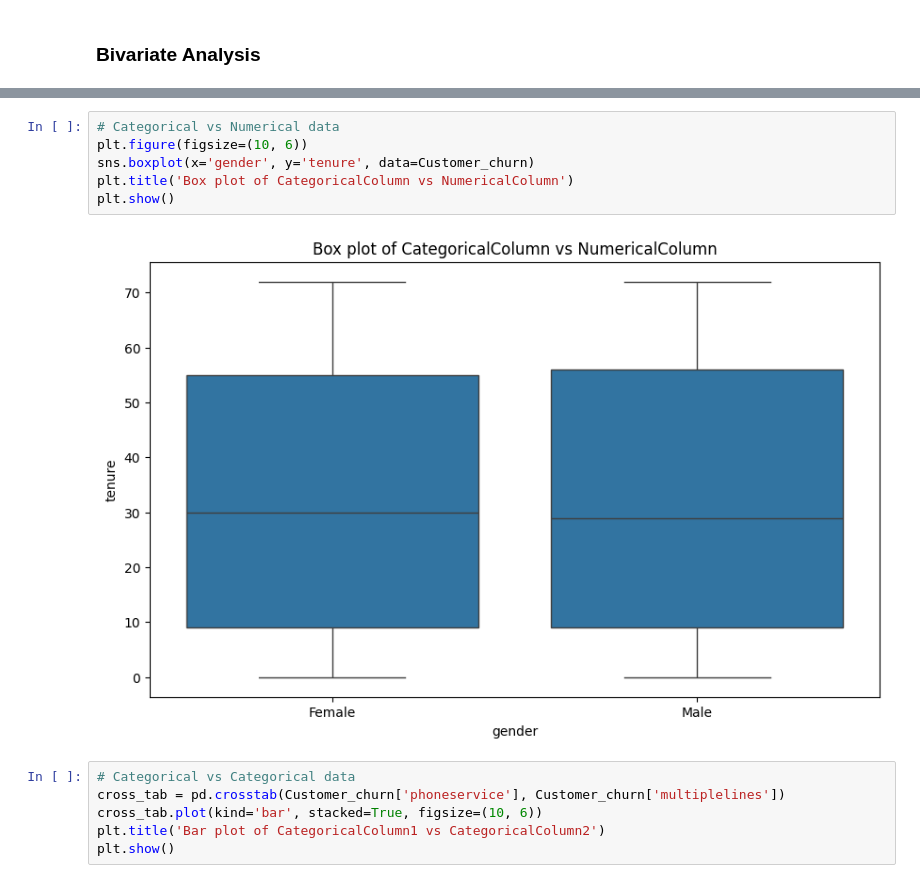
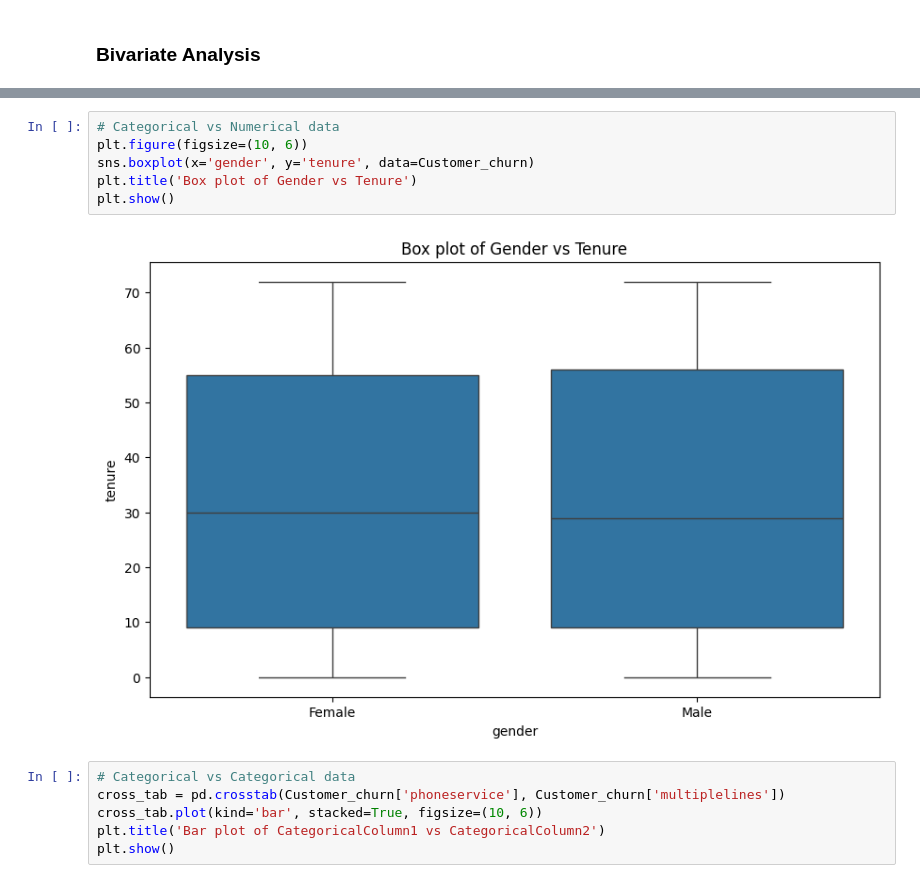
Before and after one commit to MoIdris/Customer-Churn-Prediction, a Jupyter notebook: Notebook/Customer_churn.ipynb, the cells around one changed output, grey strips where cells are left out. Cells and saved outputs as stored; diff of their text form.

```diff
--- a/Notebook/Customer_churn.ipynb
+++ b/Notebook/Customer_churn.ipynb
@@ -463,11 +554,11 @@ sns.pairplot(Customer_churn)
 # %%
 # Categorical vs Numerical data
 plt.figure(figsize=(10, 6))
 sns.boxplot(x='gender', y='tenure', data=Customer_churn)
-plt.title('Box plot of CategoricalColumn vs NumericalColumn')
+plt.title('Box plot of Gender vs Tenure')
 plt.show()
 # %% [output]
-[figure, old version]
+[figure, new version]
 # %%
 # Categorical vs Categorical data
 cross_tab = pd.crosstab(Customer_churn['phoneservice'], Customer_churn['multiplelines'])
```
Also changed, not shown: parts of 16 cells of this notebook.
